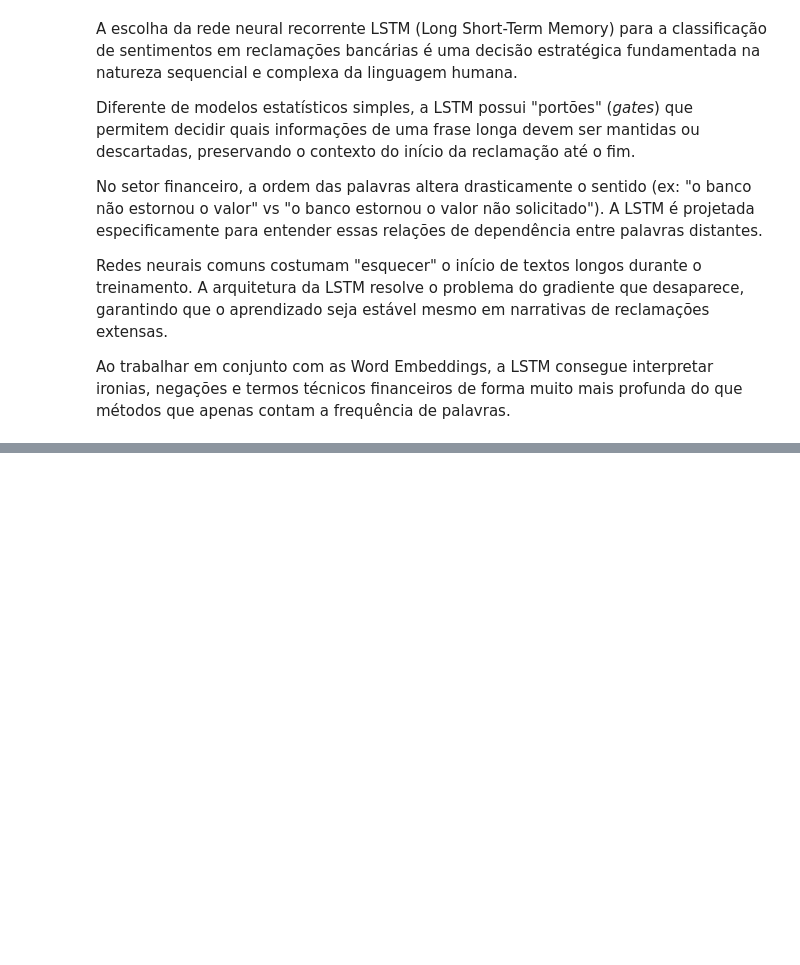
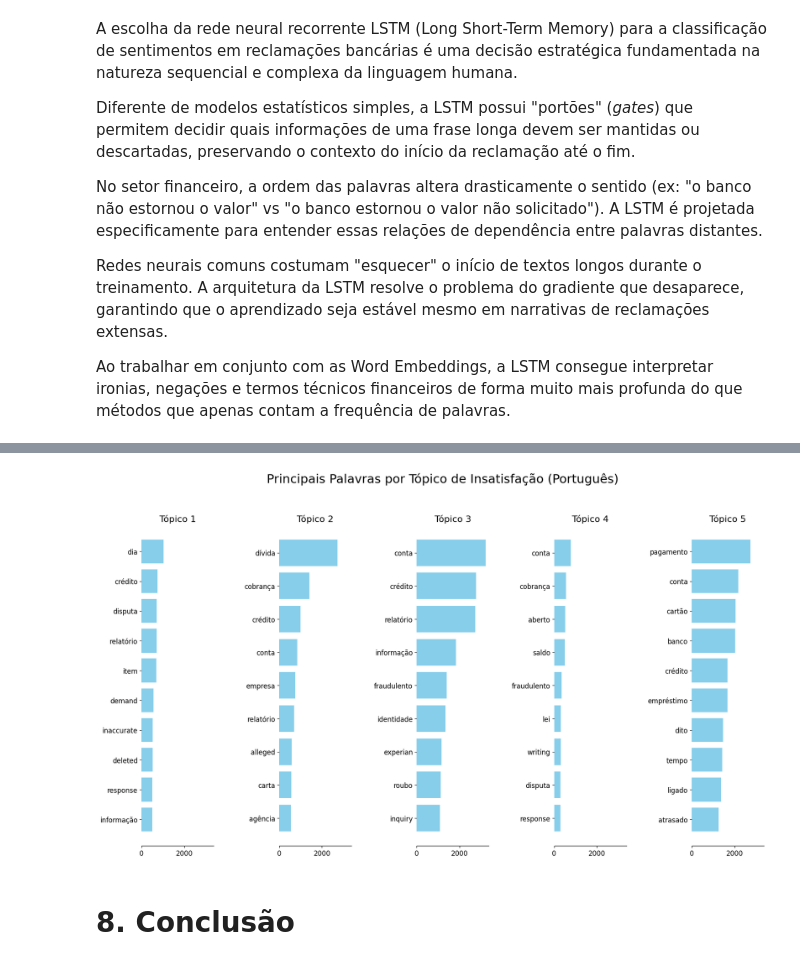
Before and after one commit to JessicaSTMatos/Datathon---Fase-5---FIAP, a Jupyter notebook: Fase_5.ipynb, the cells around one changed output, grey strips where cells are left out. Cells and saved outputs as stored; diff of their text form; code cells hidden in the pictures; blank space fills up the shorter version.

```diff
--- a/Fase_5.ipynb
+++ b/Fase_5.ipynb
@@ -1468,0 +1317,18 @@ A identificação desses pontos de dor refinados permite uma abordagem proativa
+# %%
+from sklearn.decomposition import LatentDirichletAllocation
+from sklearn.feature_extraction.text import TfidfVectorizer
+
+# Filtramos apenas as reclamações negativas (o foco da dor) do df_final
+df_negativo_lda = df_final[df_final['sentimento'] == 'Negativa'].copy()
+
+# Vetorizamos com TF-IDF (pesa palavras importantes e ignora termos comuns)
+# Usamos max_features=5000 para ser rápido e preciso
+vectorizer = TfidfVectorizer(max_df=0.9, min_df=2, stop_words='english', max_features=5000)
+dtm = vectorizer.fit_transform(df_negativo_lda['narrativa_tratada'].astype(str))
+
+# Aplicamos o modelo LDA
+# n_components=5 define que queremos encontrar os 5 principais "temas"
+lda = LatentDirichletAllocation(n_components=5, random_state=42)
+lda.fit(dtm)
+
+print("Modelo LDA e vetorizador treinados com sucesso.")
@@ -1468,0 +1382,39 @@ A identificação desses pontos de dor refinados permite uma abordagem proativa
+# %%
+import matplotlib.pyplot as plt
+import numpy as np
+
+def plot_top_words(model, feature_names, n_top_words, title):
+    # Configura a grade de subplots (ajuste conforme o número de tópicos - n_components)
+    fig, axes = plt.subplots(1, model.n_components, figsize=(20, 10), sharex=True) # Use model.n_components para o número de subplots
+    axes = axes.flatten()
+
+    for topic_idx, topic in enumerate(model.components_):
+        # Seleciona os índices das palavras com os maiores pesos
+        top_features_ind = topic.argsort()[: -n_top_words - 1 : -1]
+        english_top_features = [feature_names[i] for i in top_features_ind]
+        weights = topic[top_features_ind]
+
+        # Traduz as palavras para português
+        translated_top_features = [map_unigrams_pt.get(word, word) for word in english_top_features]
+
+        ax = axes[topic_idx]
+        ax.barh(translated_top_features, weights, color='skyblue')
+        ax.set_title(f"Tópico {topic_idx + 1}", fontdict={"fontsize": 16})
+        ax.invert_yaxis()
+        ax.tick_params(axis="both", which="major", labelsize=12)
+
+        # Remove bordas para ficar mais limpo
+        for i in ["top", "right", "left"]:
+            ax.spines[i].set_visible(False)
+
+    fig.suptitle(title, fontsize=22)
+    plt.subplots_adjust(top=0.85, bottom=0.05, wspace=0.90)
+    plt.show()
+
+# Executando a visualização com as palavras traduzidas
+palavras_chave = vectorizer.get_feature_names_out()
+plot_top_words(lda, palavras_chave, 10, "Principais Palavras por Tópico de Insatisfação (Português)")
+# %% [output]
+[figure, added]
+# %% [markdown]
+# **8. Conclusão**
```
Also changed, not shown: parts of 76 cells of this notebook.
